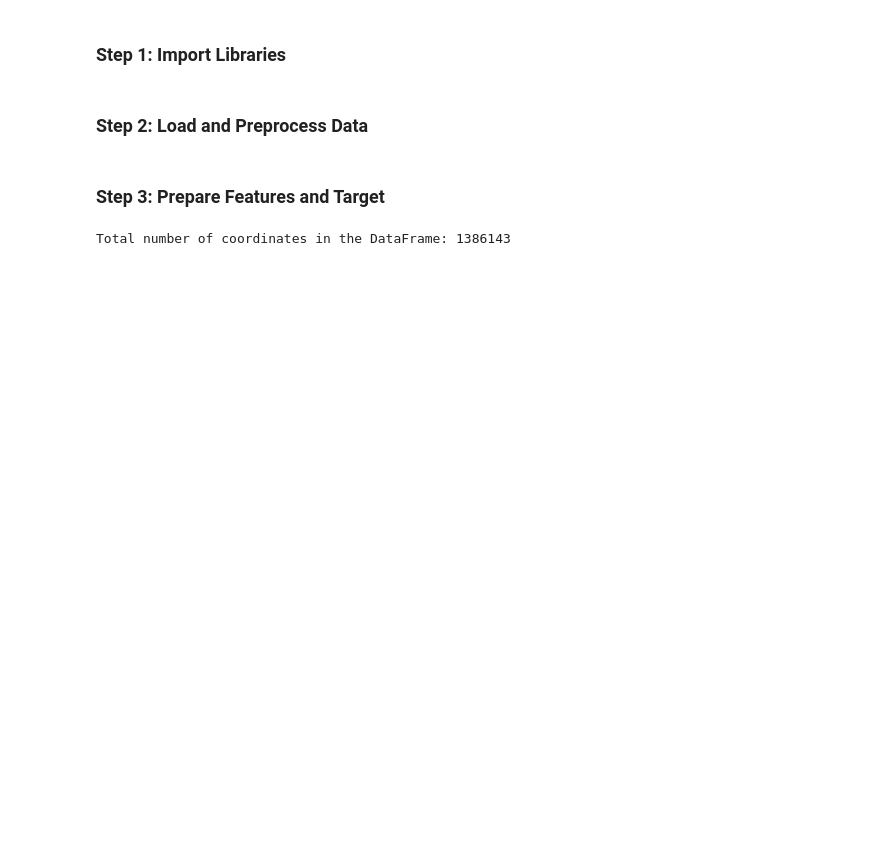
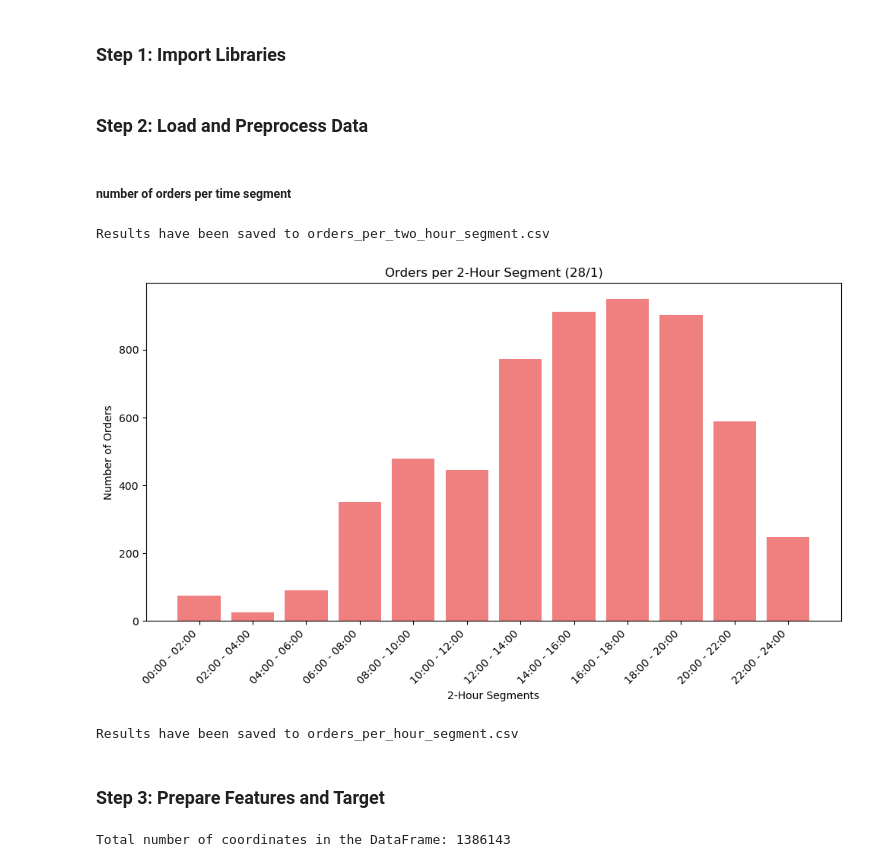
Before and after one commit to nadabadawi/eta-rfr, a Jupyter notebook: careem_rfr_v2.1.ipynb, the cells around one changed output. Drawn from its saved outputs; the diff is of its cells as text; code cells hidden in the pictures; blank space fills up the shorter version.

Commit message:
2 hr segments and visualization

```diff
--- a/careem_rfr_v2.1.ipynb
+++ b/careem_rfr_v2.1.ipynb
@@ -57,6 +57,71 @@ df.drop(columns=['time'], inplace=True)
 
 # Drop rows with missing values (if any)
 df.dropna(inplace=True)
+# %% [markdown]
+##### number of orders per time segment
+# %%
+# Define 2-hour segment ranges (in minutes)
+two_hour_segments = [(i * 120, (i + 1) * 120) for i in range(12)]  # Each tuple is a (start, end) range in minutes
+two_hour_labels = [f"{str(i*2).zfill(2)}:00 - {str(i*2+2).zfill(2)}:00" for i in range(12)]  # Two-hour labels in "HH:MM - HH:MM" format
+
+# Function to determine which 2-hour segment a timeID belongs to
+def get_two_hour_segment(timeID):
+    for idx, (start, end) in enumerate(two_hour_segments):
+        if start <= timeID < end:
+            return two_hour_labels[idx]  # Return the corresponding 2-hour label
+    return None  # Return None if the timeID is outside the 0-1440 range (but it shouldn't happen)
+
+# Apply the 2-hour segment function to assign each row to a 2-hour segment based on timeID
+df['two_hour_segment'] = df['timeID'].apply(get_two_hour_segment)
+
+# Group by the 'two_hour_segment' column and count the number of rows (orders) in each segment
+orders_per_two_hour_segment = df.groupby('two_hour_segment').size().reset_index(name='order_count')
+
+# Write the result to a CSV file
+output_file_path = 'orders_per_two_hour_segment.csv'
+orders_per_two_hour_segment.to_csv(output_file_path, index=False)
+
+print(f"Results have been saved to {output_file_path}")
+# %% [output]
+Results have been saved to orders_per_two_hour_segment.csv
+# %%
+plt.figure(figsize=(10, 6))
+plt.bar(orders_per_two_hour_segment['two_hour_segment'], orders_per_two_hour_segment['order_count'], color='lightcoral')
+plt.xlabel('2-Hour Segments')
+plt.ylabel('Number of Orders')
+plt.title('Orders per 2-Hour Segment (28/1)')
+plt.xticks(rotation=45, ha='right')
+plt.tight_layout()
+
+# Show the plot
+plt.show()
+# %% [output]
+[figure, added]
+# %%
+# Define 1-hour segment ranges (in minutes)
+hour_segments = [(i * 60, (i + 1) * 60) for i in range(24)]  # Each tuple is a (start, end) range in minutes
+hour_labels = [f"{str(i).zfill(2)}:00 - {str(i+1).zfill(2)}:00" for i in range(24)]  # Hour labels in "HH:MM - HH:MM" format
+
+# Function to determine which hour segment a timeID belongs to
+def get_hour_segment(timeID):
+    for idx, (start, end) in enumerate(hour_segments):
+        if start <= timeID < end:
+            return hour_labels[idx]  # Return the corresponding hour label
+    return None  # Return None if the timeID is outside the 0-1440 range (but it shouldn't happen)
+
+# Apply the hour segment function to assign each row to an hourly segment based on timeID
+df['hour'] = df['timeID'].apply(get_hour_segment)
+
+# Group by the 'hour' column and count the number of rows (orders) in each hour
+orders_per_hour = df.groupby('hour').size().reset_index(name='order_count')
+
+# Write the result to a CSV file
+output_file_path = 'orders_per_hour_segment.csv'
+orders_per_hour.to_csv(output_file_path, index=False)
+
+print(f"Results have been saved to {output_file_path}")
+# %% [output]
+Results have been saved to orders_per_hour_segment.csv
 # %% [markdown]
 ### Step 3: Prepare Features and Target
 # %%
```
Also changed, not shown: parts of 5 cells of this notebook, 9 other files.
